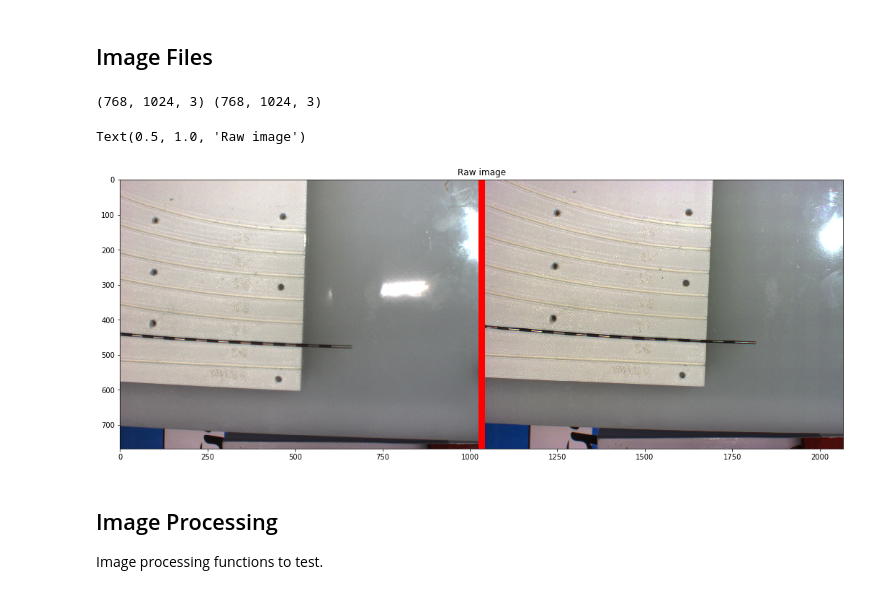
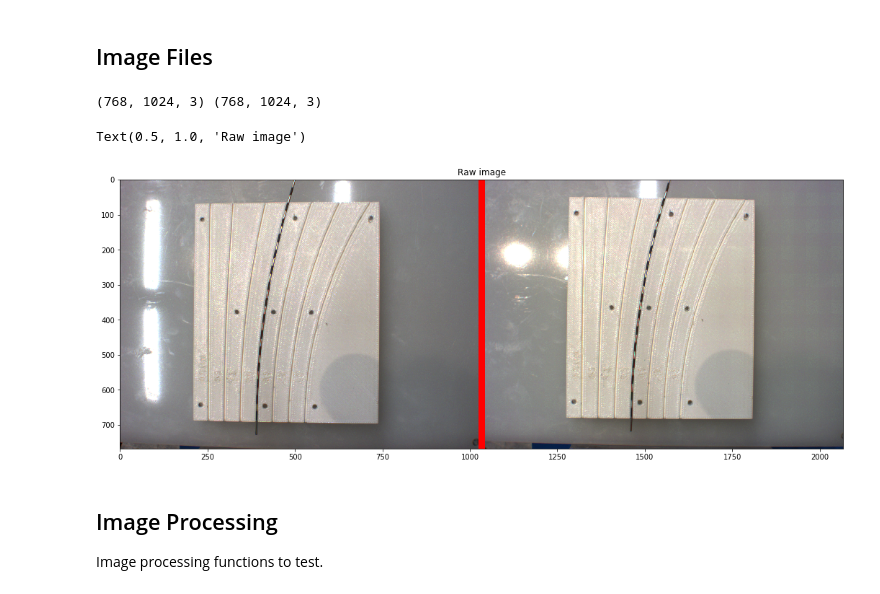
Before and after one commit to dlezcan1/AMIRo-cv, a Jupyter notebook: src/ImgProcessing.ipynb, the cells around one changed output. Saved outputs shown, nothing was run; the diff lists cells and outputs as text; code cells hidden in the pictures.

```diff
--- a/src/ImgProcessing.ipynb
+++ b/src/ImgProcessing.ipynb
@@ -41,25 +41,25 @@ stereo_param_file = stereo_param_dir + "/calibrationSession_params-error_opencv-
 stereo_params = load_stereoparams_matlab( stereo_param_file )
 # %%
 # image files
-img_num = 3
+img_num = 0
 left_file = curvature_dir[0] + f"left-{img_num:04d}.png"
 right_file = curvature_dir[0] + f"right-{img_num:04d}.png"
 
 # load the images
 left_img = cv.imread(left_file, cv.IMREAD_ANYCOLOR)
 left_img = cv.cvtColor(left_img, cv.COLOR_BGR2RGB)
 right_img = cv.imread(right_file, cv.IMREAD_ANYCOLOR)
 right_img = cv.cvtColor(right_img, cv.COLOR_BGR2RGB)
 
 # show the images
 print(left_img.shape, right_img.shape)
 plt.figure(figsize=(18,12))
 plt.imshow(imconcat(left_img, right_img, [255,0, 0]))
 plt.title('Raw image')
 # %% [output]
 (768, 1024, 3) (768, 1024, 3)
 Text(0.5, 1.0, 'Raw image')
-[figure, old version]
+[figure, new version]
 # %% [markdown]
 ## Image Processing
 Image processing functions to test.
```
Also changed, not shown: parts of 1 cell of this notebook, 5 other files.
